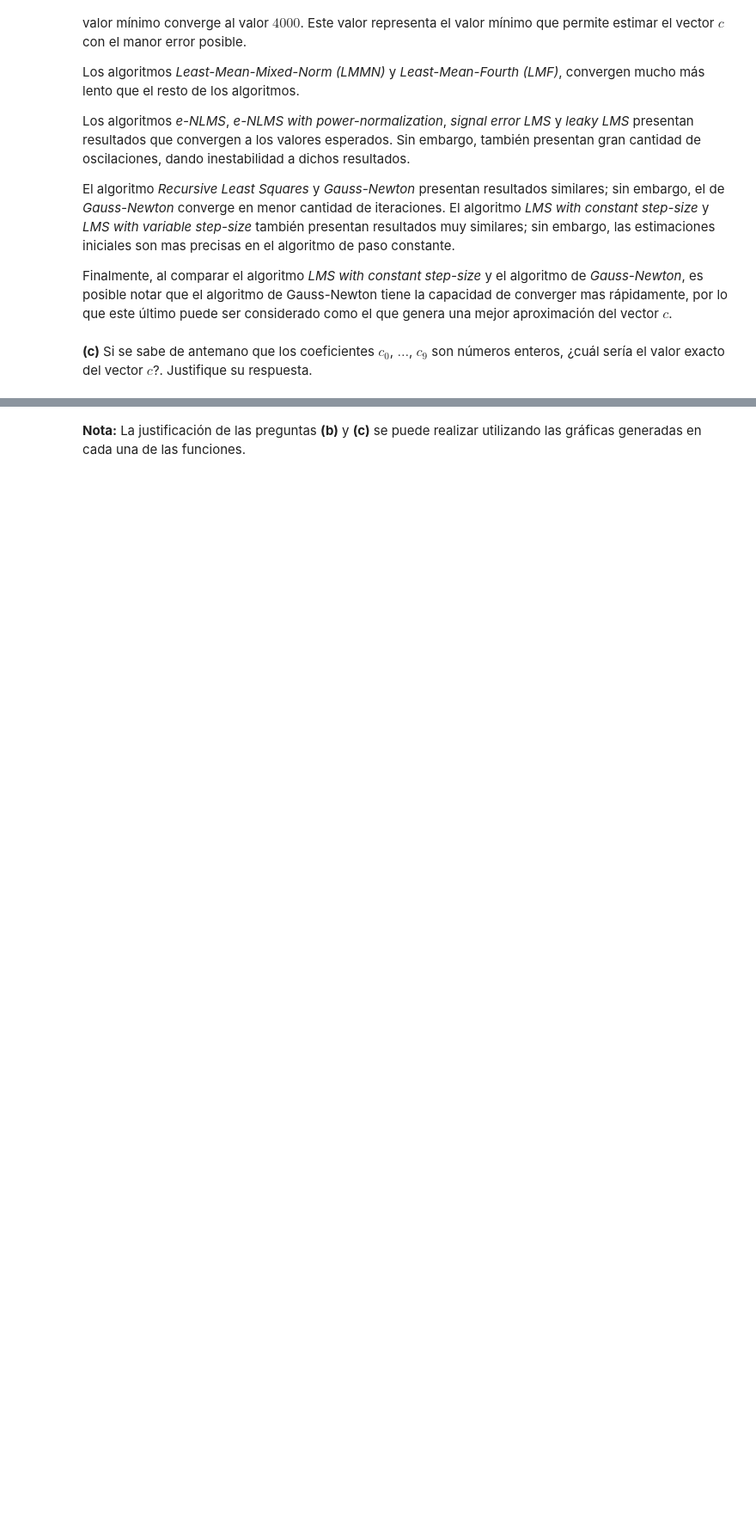
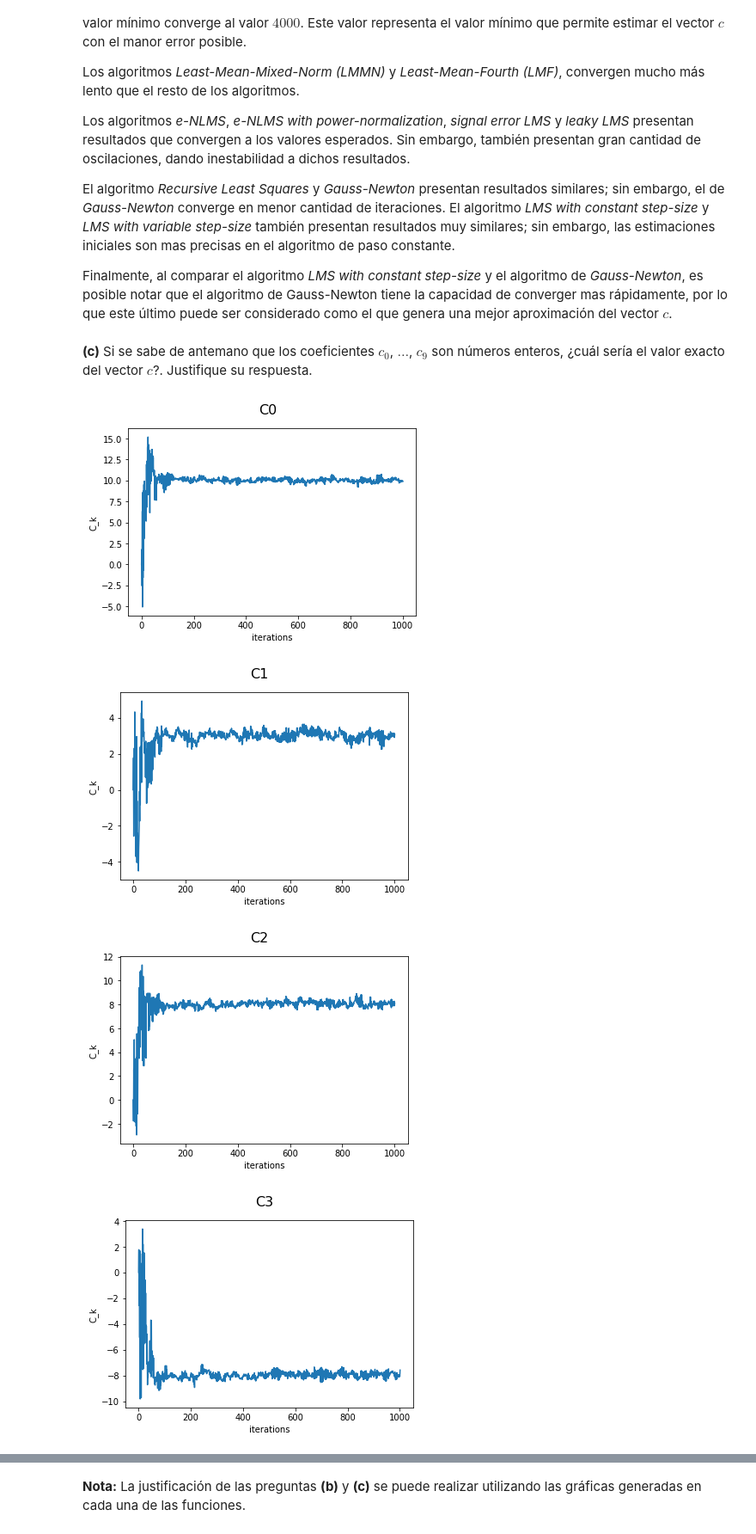
Before and after one commit to jckruz777/Adaptive_Processing, a Jupyter notebook: tarea2/Tarea_02.ipynb, the cells around one changed output, grey strips where cells are left out. Shown at 86% size. Cells and saved outputs as stored; diff of their text form; code cells hidden in the pictures; blank space fills up the shorter version.

```diff
--- a/tarea2/Tarea_02.ipynb
+++ b/tarea2/Tarea_02.ipynb
@@ -72,6 +79,27 @@ def plot_iterations(n_iterations, y_vector_a, y_vector_b, title):
     plt.ylabel("minimum m_k")
     plt.grid()
     plt.show()
+
+def plot_aproximations(m):
+    n_aproximations = len(m)
+    n_coefficients = m[0].shape[0]
+    coefficients = np.zeros([n_coefficients, n_aproximations])
+    x = np.linspace(0, n_aproximations, num = n_aproximations)
+
+    for aprox in range(n_aproximations):
+        w = m[aprox]
+        for coeff in range(n_coefficients):
+            c = w[coeff]
+            coefficients[coeff, aprox] = c
+
+    for c_aprox in range(n_coefficients):
+        # plot
+        title = 'C' + str(c_aprox)
+        plt.suptitle(title, fontsize = 16)
+        plt.plot(x, coefficients[c_aprox], '-')
+        plt.xlabel("iterations")
+        plt.ylabel("C_k")
+        plt.show()
 # %%
 def min_value(dk, uk, wk):
     Rdd = dk * np.conjugate(dk)
@@ -506,7 +534,7 @@ def gn(d, u, w_1, tol, max_iter):
         m = m[1:]
     plot_iterations(k, error, m, "Gauss-Newton (GN)")
 
-    return (k, w[-1])
+    return (k, w)
 # %% [markdown]
 ### Problema 2.
 
@@ -621,3 +649,10 @@ El algoritmo _Recursive Least Squares_ y _Gauss-Newton_ presentan resultados sim
 Finalmente, al comparar el algoritmo _LMS with constant step-size_ y el algoritmo de _Gauss-Newton_, es posible notar que el algoritmo de Gauss-Newton tiene la capacidad de converger mas rápidamente, por lo que este último puede ser considerado como el que genera una mejor aproximación del vector $c$.
 # %% [markdown]
 **(c)** Si se sabe de antemano que los coeficientes $c_0$, $\dots$, $c_9$ son números enteros, ¿cuál sería el valor exacto del vector $c$?. Justifique su respuesta.
+# %%
+plot_aproximations(ck)
+# %% [output]
+[figure, added]
+[figure, added]
+[figure, added]
+[figure, added]
```
Also changed, not shown: parts of 13 cells of this notebook.
